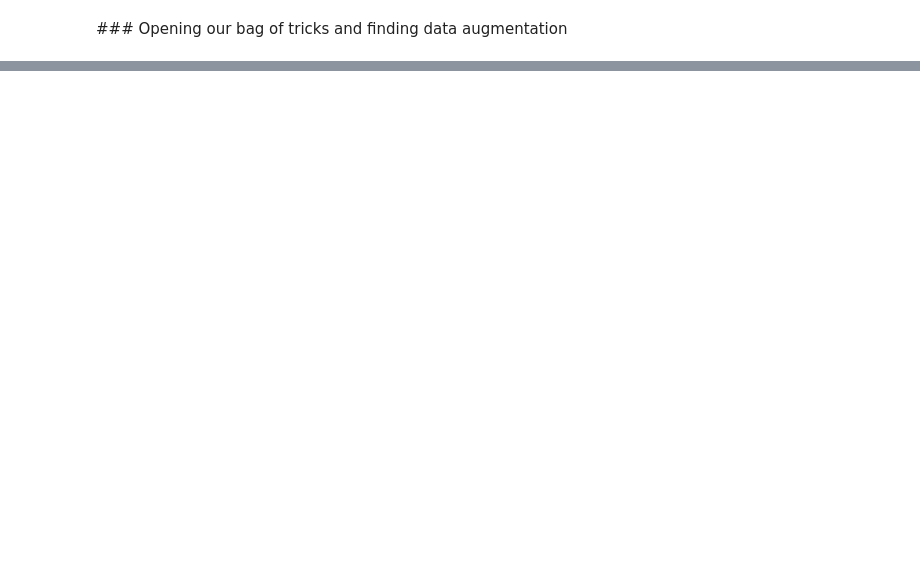
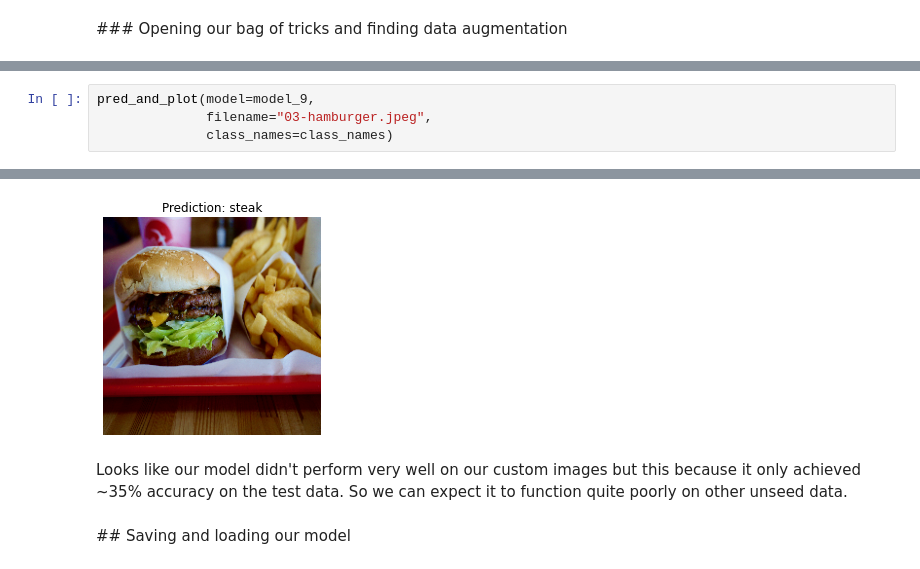
Before and after one commit to mehmetkesik/tensorflow-basics, a Jupyter notebook: 03_computer_vision_with_tensorflow.ipynb, the cells around one changed output, grey strips where cells are left out. Drawn from its saved outputs; the diff is of its cells as text; blank space fills up the shorter version.

```diff
--- a/03_computer_vision_with_tensorflow.ipynb
+++ b/03_computer_vision_with_tensorflow.ipynb
@@ -777,0 +1172,5 @@ TensorShape([210, 210, 3])
+# %%
+pred_and_plot(model=model_9,
+              filename="03-hamburger.jpeg",
+              class_names=class_names)
+# %% [output]
@@ -777,0 +1178,5 @@ TensorShape([210, 210, 3])
+[figure, added]
+# %% [markdown]
+Looks like our model didn't perform very well on our custom images but this because it only achieved ~35% accuracy on the test data. So we can expect it to function quite poorly on other unseed data.
+# %% [markdown]
+## Saving and loading our model
```
Also changed, not shown: parts of 86 cells of this notebook.
